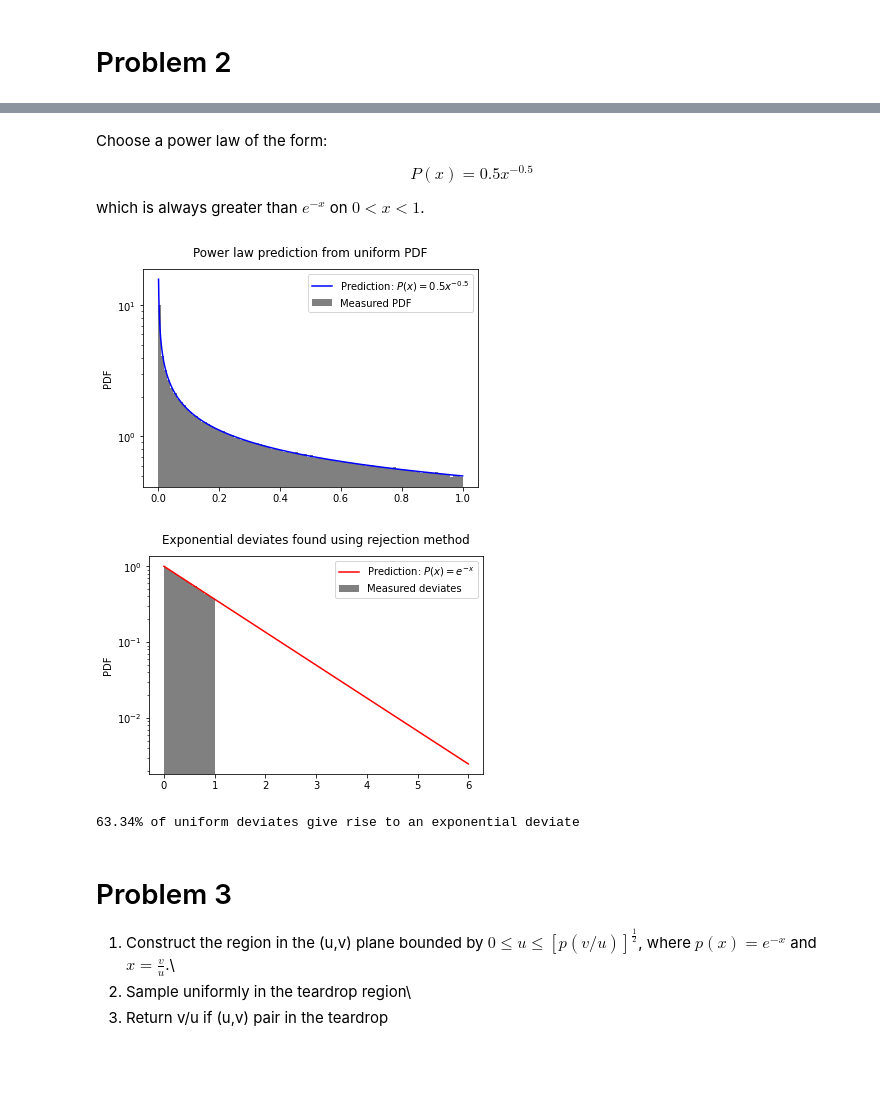
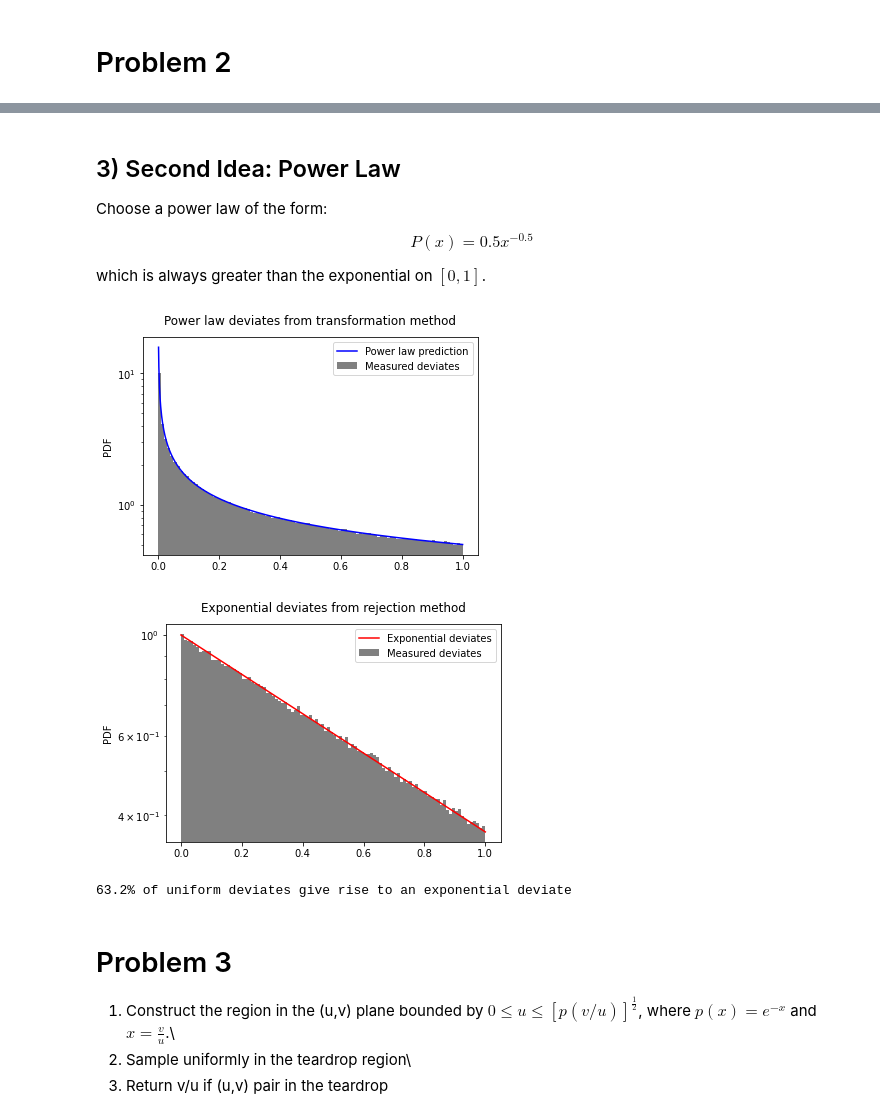
Before and after one commit to baron-de-montblanc/PHYS_512, a Jupyter notebook: problem_sets/ps7/problem_set_7.ipynb, the cells around one changed output, grey strips where cells are left out. Cells and saved outputs as stored; diff of their text form; code cells hidden in the pictures; blank space fills up the shorter version.

```diff
--- a/problem_sets/ps7/problem_set_7.ipynb
+++ b/problem_sets/ps7/problem_set_7.ipynb
@@ -201,17 +351,15 @@ Fit parameter b: -0.01389 +\- 0.00577
 # %% [markdown]
+## 3) Second Idea: Power Law
+
 Choose a power law of the form:
 
 \begin{equation}
 P(x) = 0.5x^{-0.5}
 \end{equation}
 
-which is always greater than $e^{-x}$ on $0 < x < 1$.
+which is always greater than the exponential on $[0,1]$.
 # %%
 # -------------- Set up a power-law PRNG ----------------------------------
-
-def pure_power(x):
-    ''' Pure power law PDF '''
-    return 0.5*x**(-0.5)
 
 def get_power(x):
     ''' Get power law from uniform PDF '''
@@ -222,26 +370,25 @@ def get_power(x):
 num = 1000000
 
 x = np.random.uniform(size=num)
-power = get_power(x)
-plt.hist(power, density=True, bins=100, color='grey', label="Measured PDF")
+p = get_power(x)
+plt.hist(p, density=True, bins=100, color='grey', label="Measured deviates")
 
-x = np.linspace(0,1,1000)
-
-plt.plot(x, pure_power(x), color='blue',label=r"Prediction: $P(x)=0.5x^{-0.5}$")
+t = np.linspace(0,1,1000)
+plt.plot(t, power(t), color='blue',label=r"Power law prediction")
 plt.yscale("log")
 plt.ylabel("PDF")
-plt.title("Power law prediction from uniform PDF",y=1.03)
+plt.title("Power law deviates from transformation method",y=1.03)
 plt.legend()
 
 #plt.savefig("pwrlw.png",dpi=500,bbox_inches='tight')
 
 plt.show()
 # %% [output]
-[figure, old version]
+[figure, new version]
 # %%
 # ------------------------- Use rejection method --------------------------------
 
-accepted = np.zeros(num)  # List of accepted x-values
+accepted = []  # List of accepted x-values
 
 for i in tqdm(range(num)):
 
@@ -255,45 +402,47 @@ for i in tqdm(range(num)):
 
     # Get corresponding y-value (f(x))
 
-    fx = pure_power(corresponding_x)
+    fx = power(corresponding_x)
 
     rv2 = np.random.uniform(0, fx)
 
     # Accept or reject according to whether it it respectively less than or greater than P(x)
 
     if rv2 < np.exp(-corresponding_x):
-        accepted[i] = corresponding_x
+        accepted.append(corresponding_x)
+
+accepted = np.asarray(accepted)
 
 # ----------------------- Plot it! -------------------------------------------------
 
 # First, grab histogram counts and bins
 n, bins = np.histogram(accepted, bins=100)
 
 # Now, normalize it --> IMPORTANT: do NOT normalize to 1!!!! np.exp(-x) on [0,1] normalizes to 1-e^(-1), not 1!!!!
 density = n/(sum(n)*np.diff(bins))
 density = density * (1 - np.exp(-1)) # Normalization factor
 
 plt.hist(bins[:-1], bins, weights=density, color='grey', label="Measured deviates")
 
-plt.plot(x, np.exp(-x), color='red', label=r"Prediction: $P(x) = e^{-x}$")
-plt.title("Exponential deviates found using rejection method",y=1.03)
+plt.plot(t, np.exp(-t), color='red', label=r"Exponential deviates")
+plt.title("Exponential deviates from rejection method",y=1.03)
 plt.ylabel("PDF")
 plt.yscale("log")
 
 plt.legend()
 
-# plt.savefig("rejection_log.png",dpi=500,bbox_inches='tight')
+#plt.savefig("rejection_pwrlw_log.png",dpi=500,bbox_inches='tight')
 
 plt.show()
 
 # -------------------- Finally, find the efficiency ---------------------------------
 
 frac = accepted.size/num
 
 print(f"{round(frac*100,2)}% of uniform deviates give rise to an exponential deviate")
 # %% [output]
-[figure, old version]
+[figure, new version]
-63.34% of uniform deviates give rise to an exponential deviate
+63.2% of uniform deviates give rise to an exponential deviate
 # %% [markdown]
 # Problem 3
 
```
Also changed, not shown: parts of 7 cells of this notebook, 2 other files.
